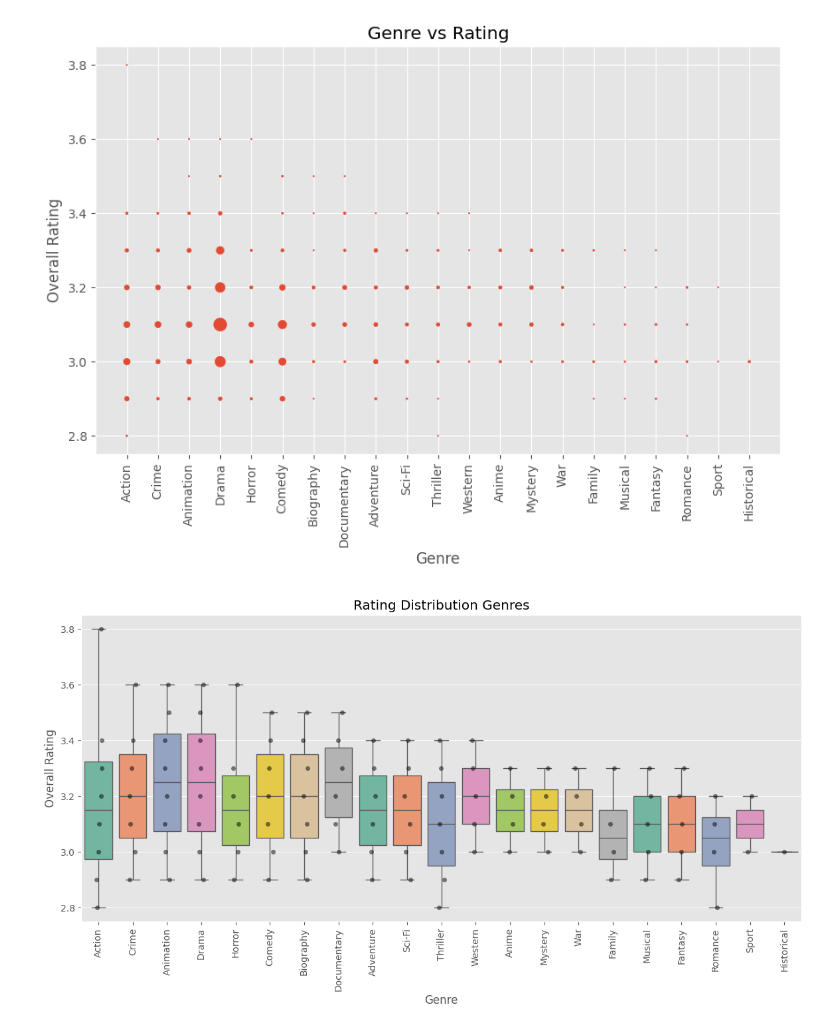
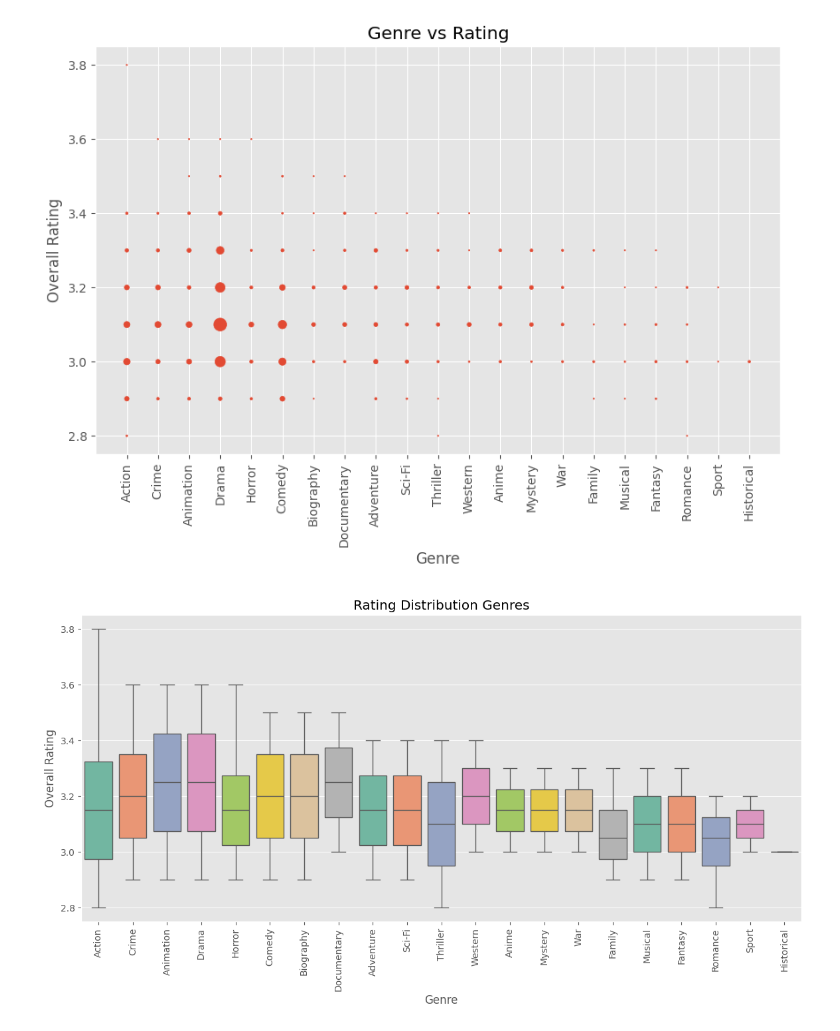
Before and after one commit to Medynal/thing, a Jupyter notebook: movie_web_scrapping.ipynb, the cells around one changed output. Cells and saved outputs as stored; diff of their text form; code cells hidden in the pictures.

```diff
--- a/movie_web_scrapping.ipynb
+++ b/movie_web_scrapping.ipynb
@@ -196,7 +196,7 @@ dtype: int64
 #filling missing values
 cols= ['language', 'mpaa_rating','actors', 'plot']
 for col in cols:
-  mismovie_df[col]= mismovie_df[col].fillna(mismovie_df[col].mode()[0])
+  mismovie_df[col]= mismovie_df[col].fillna('Not Available')
 #mismovie_df.isna().sum()
 mismovie_df.to_csv('filmcrave_cleaned.csv')
 # %%
@@ -348,15 +348,14 @@ plt.show()
 # %%
 #Compare distributions of ratings across genres- Box plot
 plt.figure(figsize=(14,6))
 sns.boxplot(x='genre_a', y='overall_rating', data=mismovie_g, palette='Set2', hue='genre_a', legend=False)
-sns.stripplot(x='genre_a', y='overall_rating', data=mismovie_g, color='black', alpha=0.5, jitter=True)
 plt.title("Rating Distribution Genres")
 plt.xticks(rotation=90)
 plt.xlabel("Genre")
 plt.ylabel("Overall Rating")
 plt.show()
 # %% [output]
-[figure, old version]
+[figure, new version]
 # %%
 #What languages dominate the global cinema landscape?
 mismovie_l= mismovie_df['language'].value_counts().reset_index()
```
Also changed, not shown: parts of 5 cells of this notebook.
